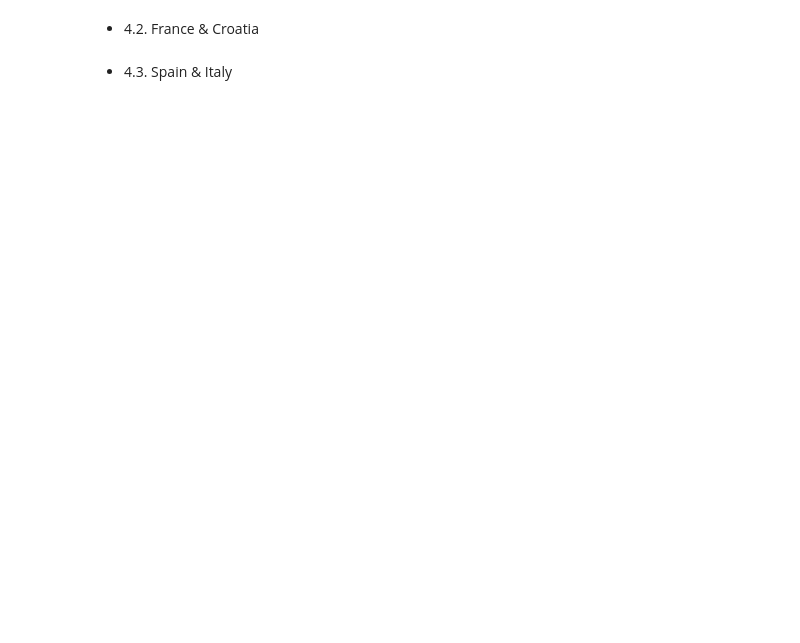
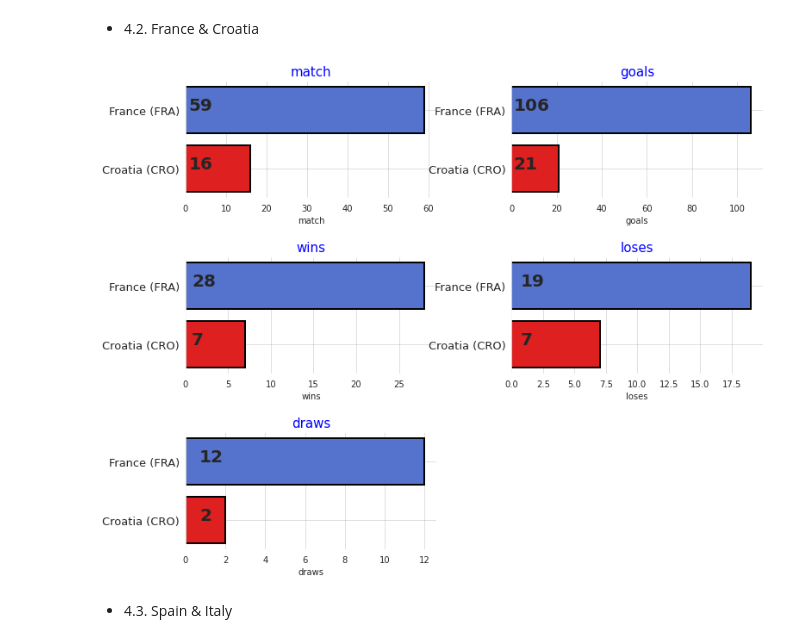
Before and after one commit to natuan310/w3-Data-Analysis-WorldCup-Dataset, a Jupyter notebook: Tee.ipynb, the cells around one changed output. Drawn from its saved outputs; the diff is of its cells as text; code cells hidden in the pictures; blank space fills up the shorter version.

```diff
--- a/Tee.ipynb
+++ b/Tee.ipynb
@@ -887,7 +873,9 @@ ValueError: ignored
 # %% [markdown]
 - 4.2. France & Croatia
 # %%
-team_compare("France","Croatia")
+team_compare("France (FRA)","Croatia (CRO)")
+# %% [output]
+[figure, added]
 # %% [markdown]
 - 4.3. Spain & Italy
 # %%
```
Also changed, not shown: parts of 9 cells of this notebook.
